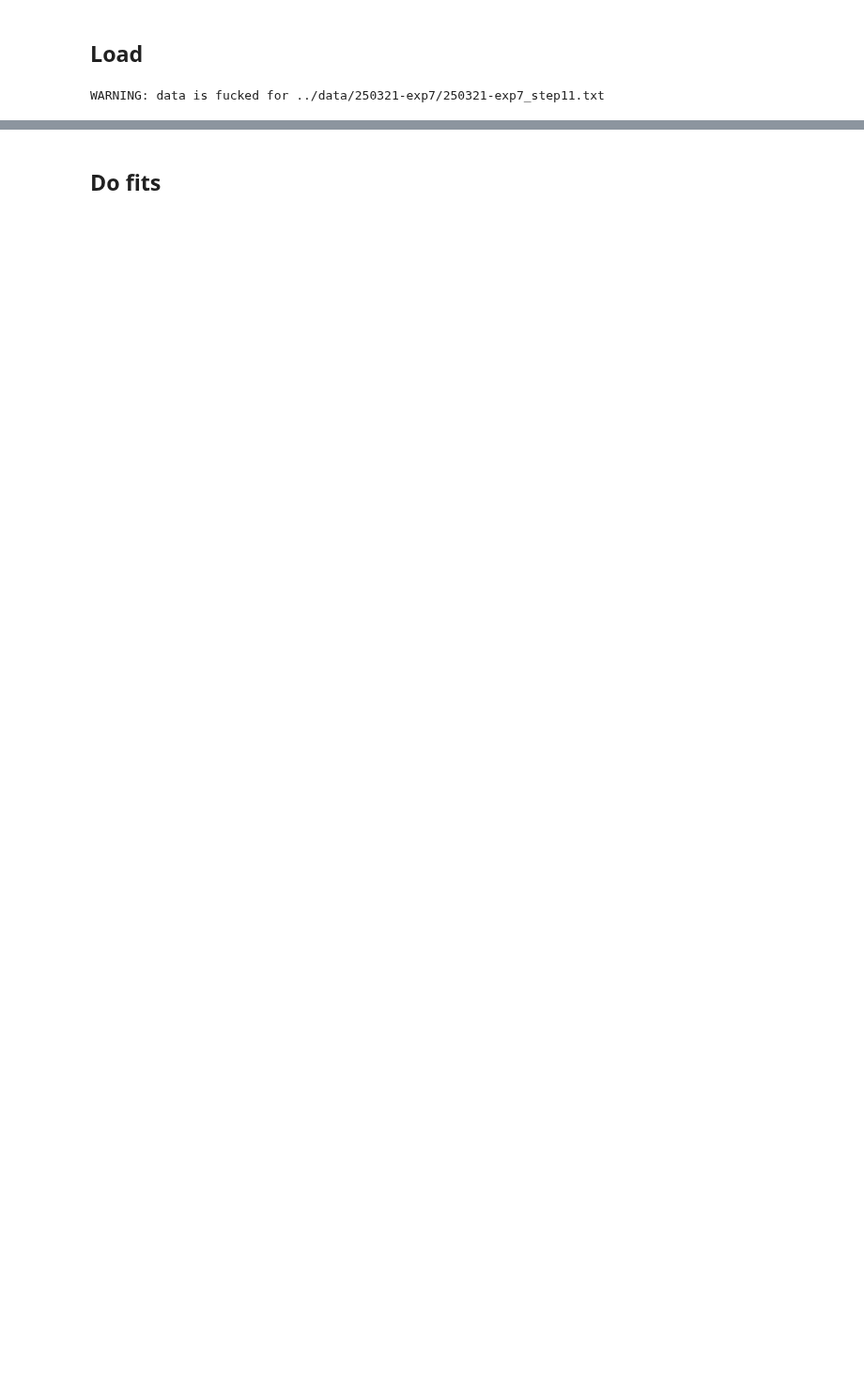
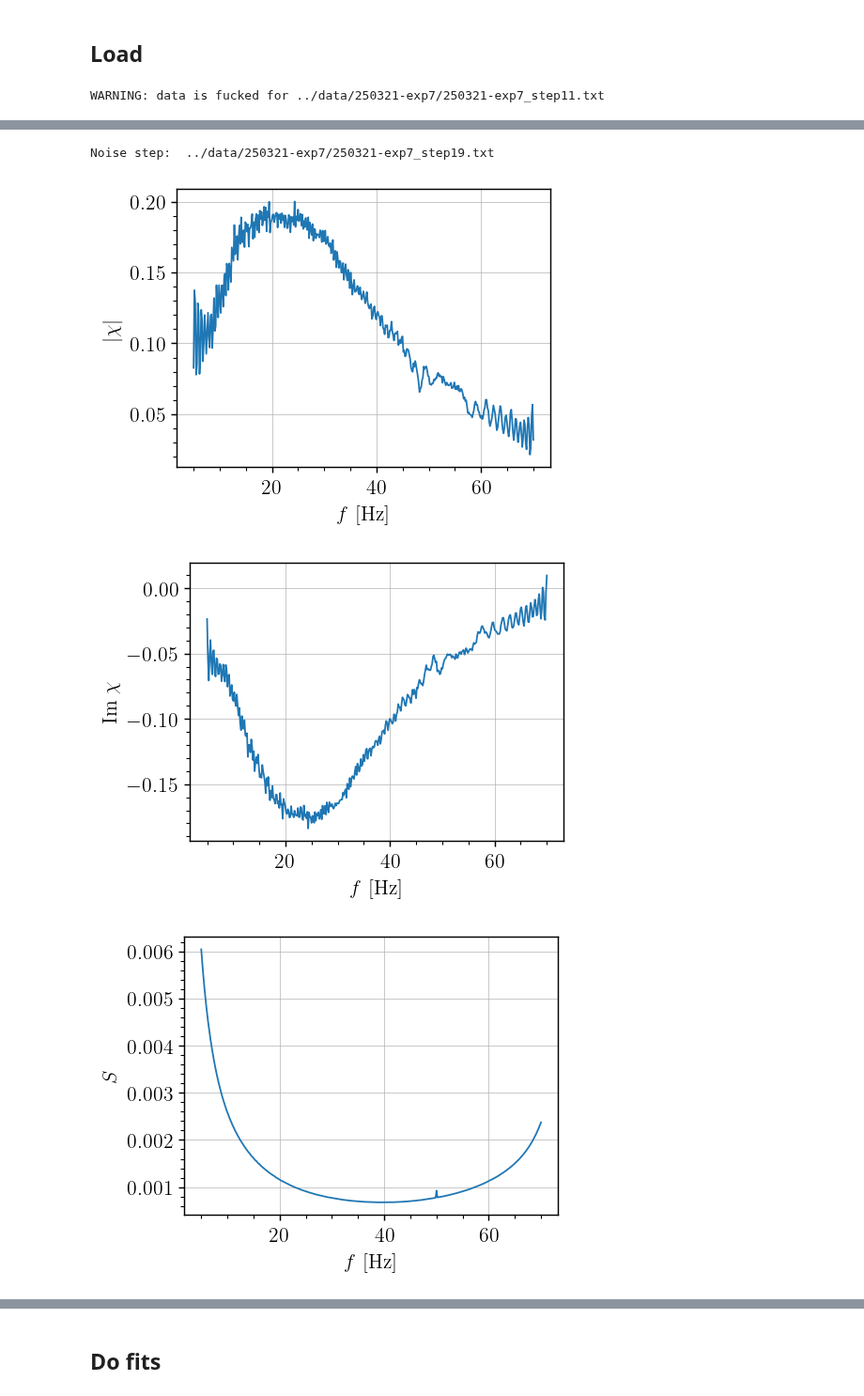
Before and after one commit to TomVdt/TPIII, a Jupyter notebook: 05-milieux-granulaires/analyse/exp1_friction.ipynb, the cells around one changed output, grey strips where cells are left out. Shown at 94% size. Saved outputs shown, nothing was run; the diff lists cells and outputs as text; code cells hidden in the pictures; blank space fills up the shorter version.

```diff
--- a/05-milieux-granulaires/analyse/exp1_friction.ipynb
+++ b/05-milieux-granulaires/analyse/exp1_friction.ipynb
@@ -24,0 +29,26 @@ WARNING: data is fucked for ../data/250321-exp7/250321-exp7_step11.txt
+# %%
+noise = data[-1]
+print("Noise step: ", noise.filename)
+
+# === Susceptibility (absolute value)===
+plt.plot(noise.freqs, noise.chi_abs)
+plt.xlabel("$f$ [Hz]")
+plt.ylabel("$| \\chi |$")
+plt.show()
+
+# === Susceptibility (imaginary part)===
+plt.plot(noise.freqs, noise.chi_im)
+plt.xlabel("$f$ [Hz]")
+plt.ylabel("{Im} $\\chi $")
+plt.show()
+
+# === Power Spectral Density
+plt.plot(noise.freqs, noise.psd)
+plt.xlabel("$f$ [Hz]")
+plt.ylabel("$S$")
+plt.show()
+# %% [output]
+Noise step:  ../data/250321-exp7/250321-exp7_step19.txt
+[figure, added]
+[figure, added]
+[figure, added]
```
Also changed, not shown: parts of 8 cells of this notebook.
